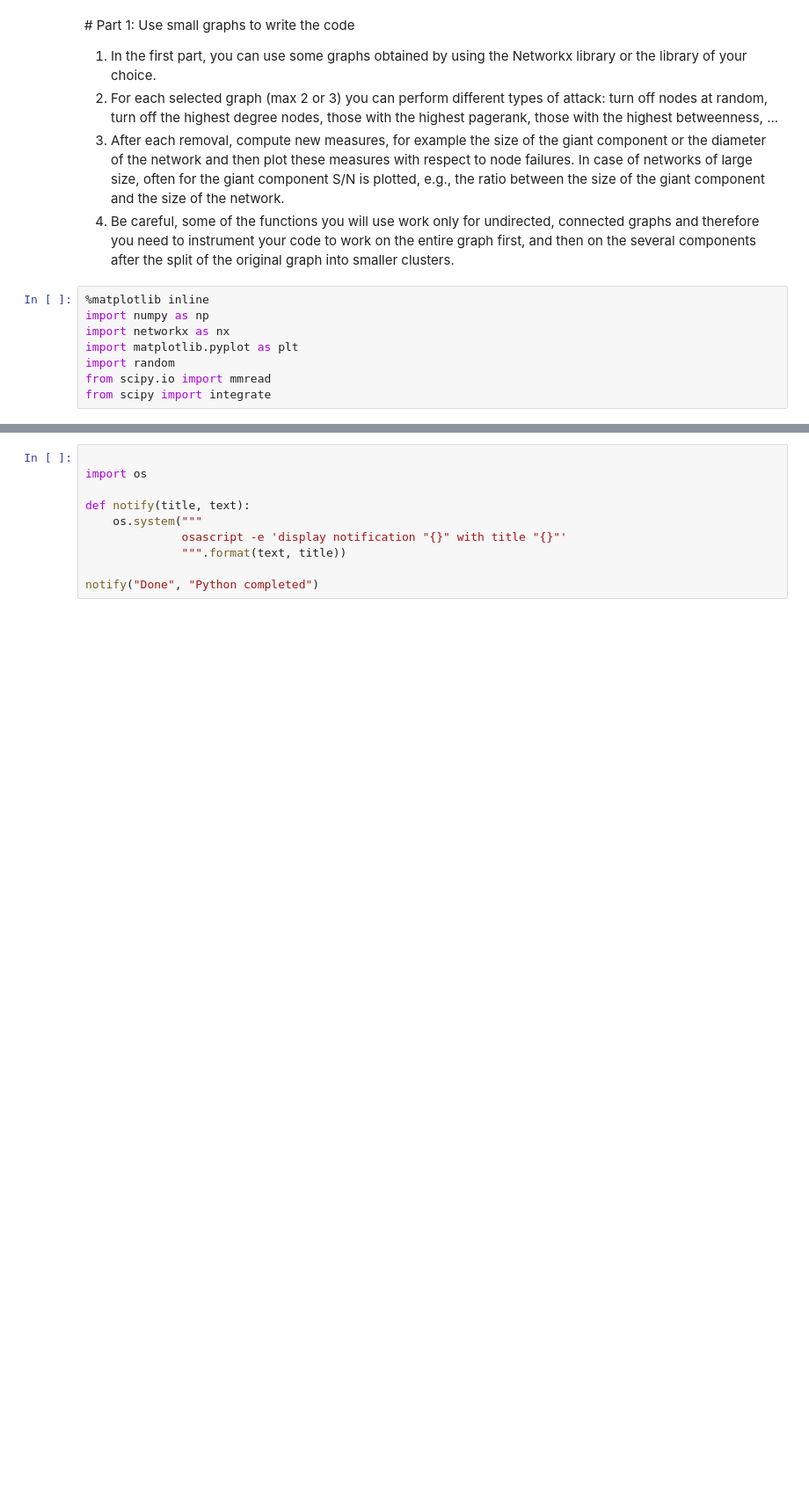
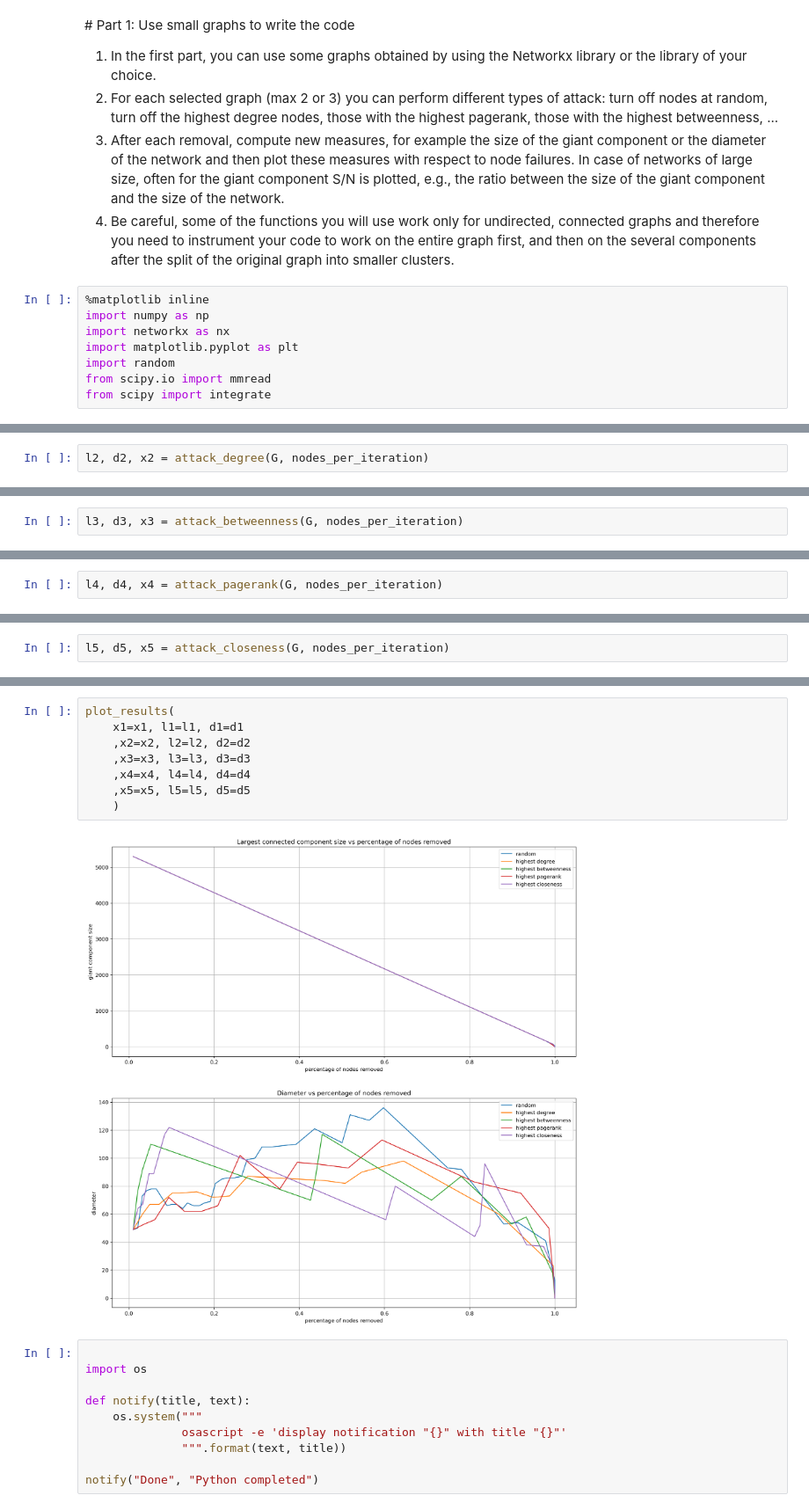
Before and after one commit to luca959/NA-3, a Jupyter notebook: NA3.ipynb, the cells around one changed output, grey strips where cells are left out. Shown at 88% size. Drawn from its saved outputs; the diff is of its cells as text; blank space fills up the shorter version.

Commit message:
plot

```diff
--- a/NA3.ipynb
+++ b/NA3.ipynb
@@ -322,0 +351,2 @@ nodes_per_iteration = int(G.number_of_nodes() * percentage)
+# %%
+l2, d2, x2 = attack_degree(G, nodes_per_iteration)
@@ -322,0 +372,2 @@ nodes_per_iteration = int(G.number_of_nodes() * percentage)
+# %%
+l3, d3, x3 = attack_betweenness(G, nodes_per_iteration)
@@ -322,0 +389,2 @@ nodes_per_iteration = int(G.number_of_nodes() * percentage)
+# %%
+l4, d4, x4 = attack_pagerank(G, nodes_per_iteration)
@@ -322,0 +410,2 @@ nodes_per_iteration = int(G.number_of_nodes() * percentage)
+# %%
+l5, d5, x5 = attack_closeness(G, nodes_per_iteration)
@@ -323,3 +431,13 @@ nodes_per_iteration = int(G.number_of_nodes() * percentage)
+# %%
+plot_results(
+    x1=x1, l1=l1, d1=d1
+    ,x2=x2, l2=l2, d2=d2
+    ,x3=x3, l3=l3, d3=d3
+    ,x4=x4, l4=l4, d4=d4
+    ,x5=x5, l5=l5, d5=d5
+    )
+# %% [output]
+[figure, added]
 # %%
 
 import os
```
Also changed, not shown: parts of 11 cells of this notebook.
